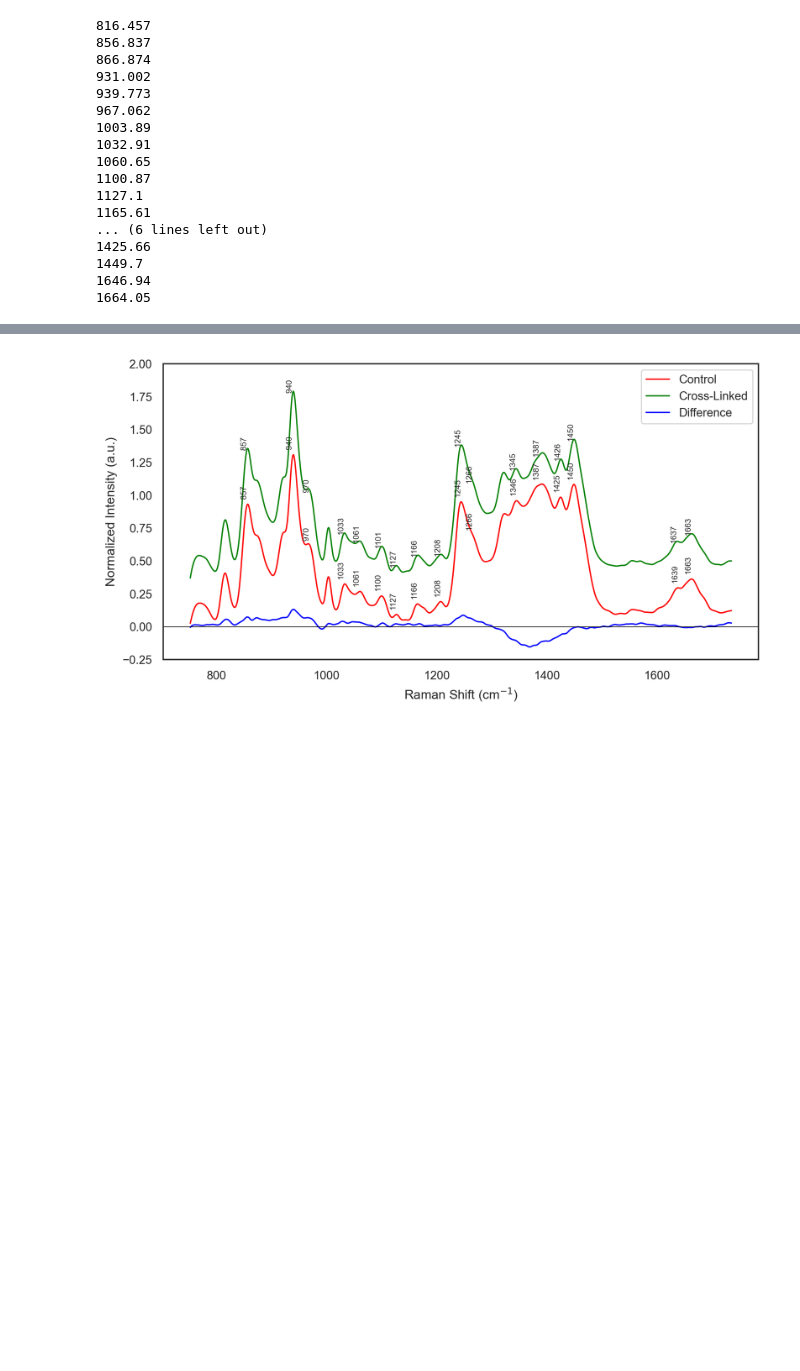
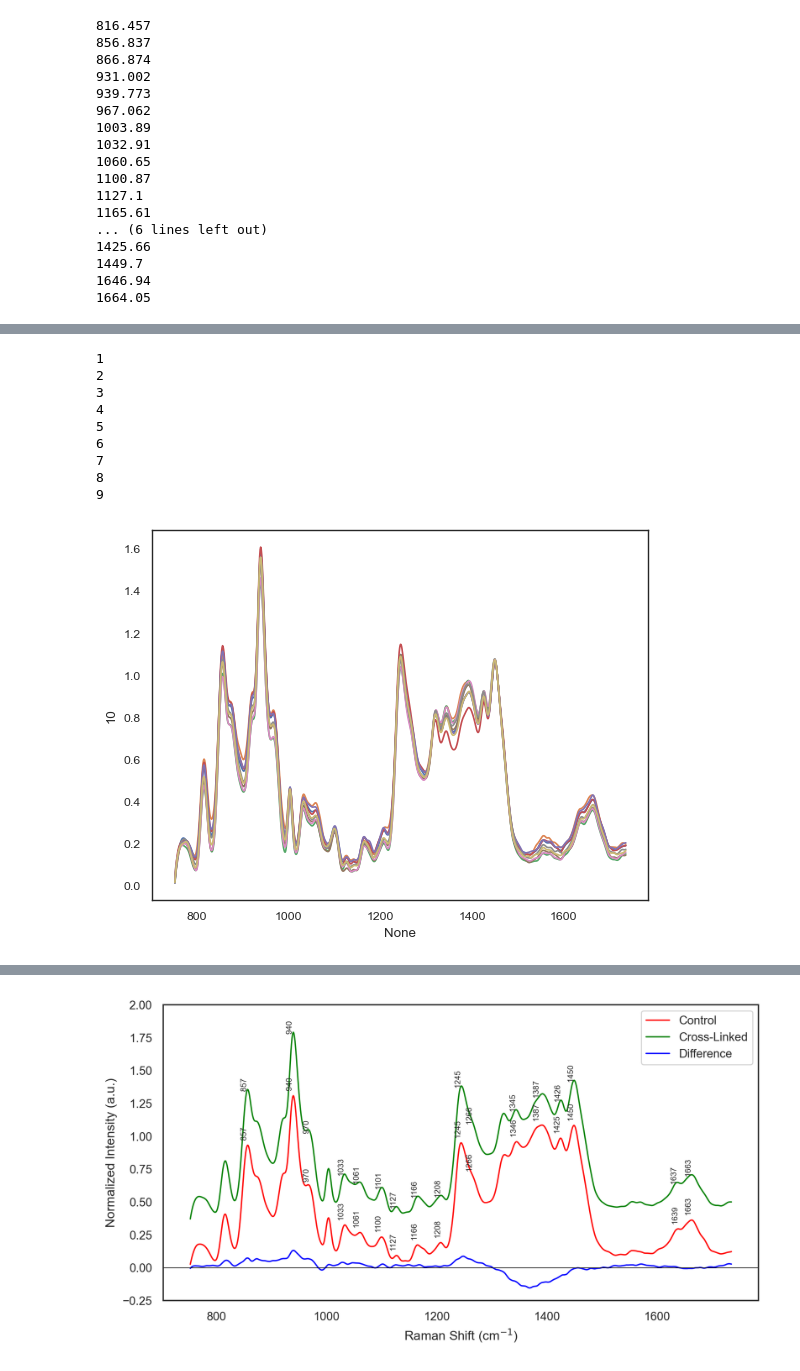
Before and after one commit to bunmiadejimi/Raman_Collagen, a Jupyter notebook: Plot renderings.ipynb, the cells around one changed output, grey strips where cells are left out. Drawn from its saved outputs; the diff is of its cells as text; code cells hidden in the pictures; blank space fills up the shorter version.

```diff
--- a/Plot renderings.ipynb
+++ b/Plot renderings.ipynb
@@ -121,0 +105,18 @@ sub_ctrl
+# %%
+for b in range(1, len(df_mean1[(df_mean1['orient'] == j)])):
+    print(b)
+    sns.lineplot(#data= df_mean1[(df_mean1['orient'] == j)],
+                x = df_mean1[(df_mean1['orient'] == j)].columns[5:],
+                y = df_mean1[(df_mean1['orient'] == j)].iloc[b, 5:]
+    )
+# %% [output]
+1
+2
+3
+4
+5
+6
+7
+8
+9
+[figure, added]
```
Also changed, not shown: parts of 10 cells of this notebook.
